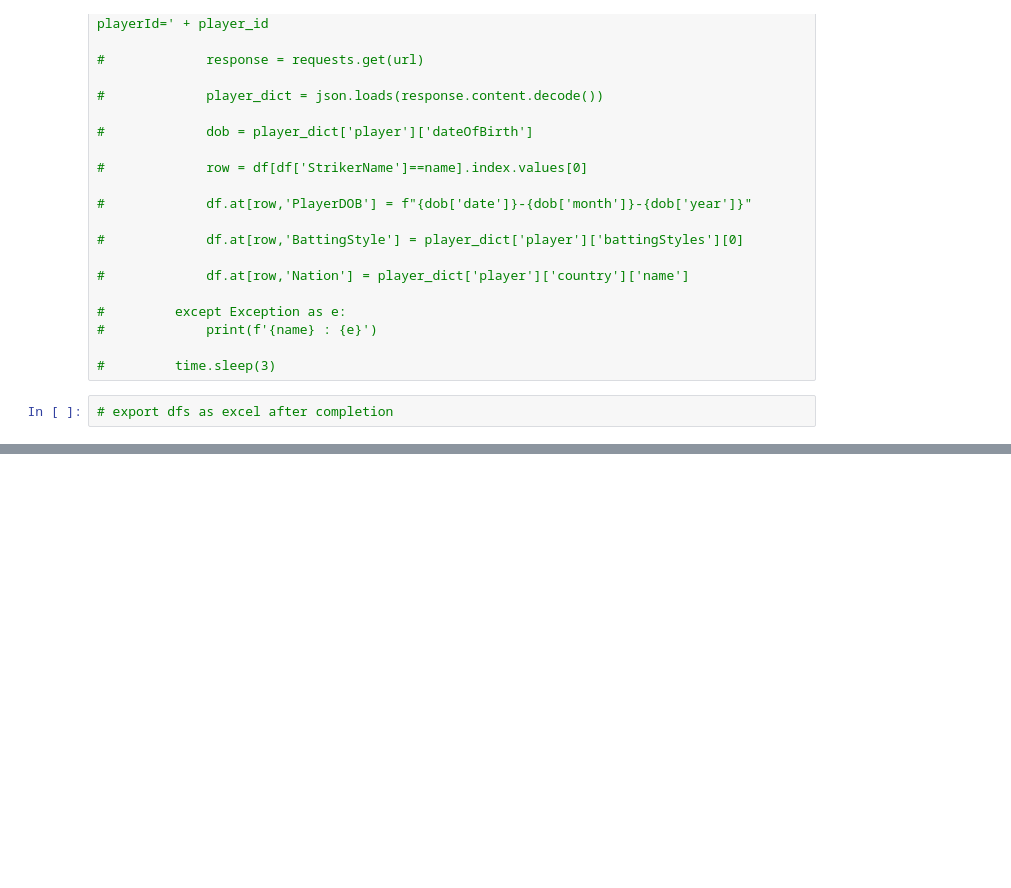
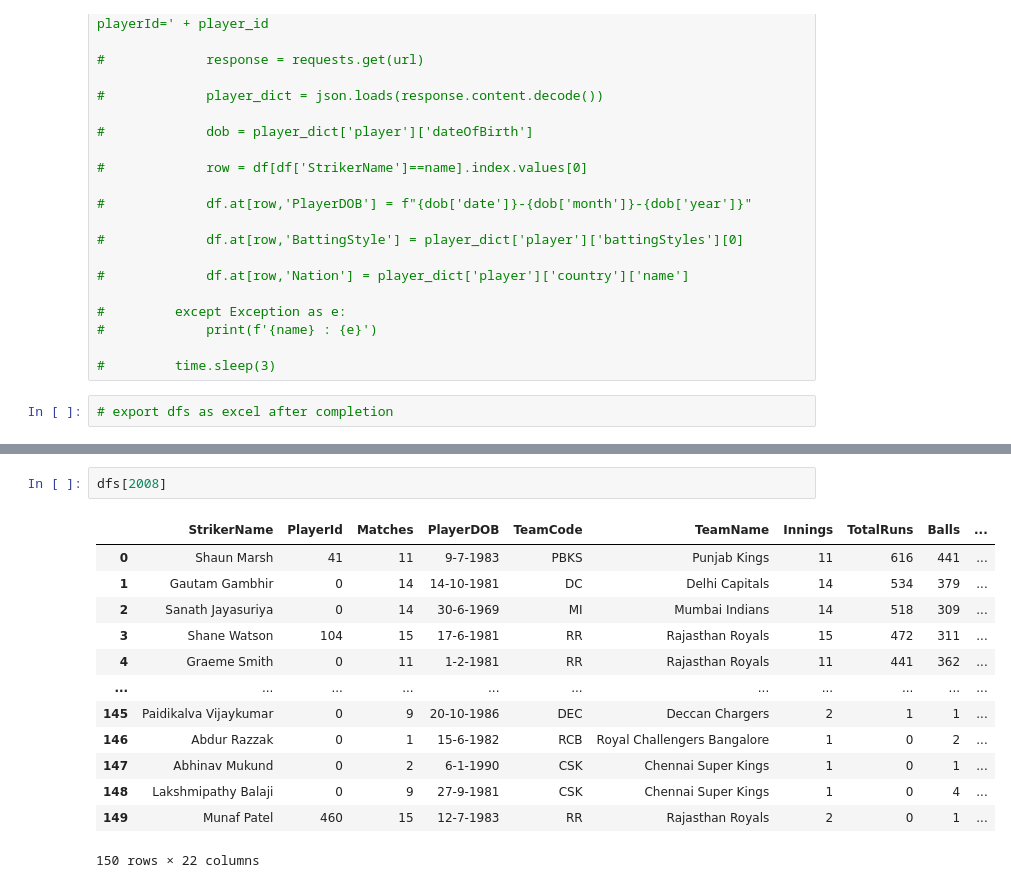
Before and after one commit to athuljain2311/Regression_Projects, a Jupyter notebook: ipl_data_analysis/seasonwise_batter_data_preprocessing.ipynb, the cells around one changed output, grey strips where cells are left out. Drawn from its saved outputs; the diff is of its cells as text; blank space fills up the shorter version.

```diff
--- a/ipl_data_analysis/ipl_data_analysis.ipynb
+++ b/ipl_data_analysis/seasonwise_batter_data_preprocessing.ipynb
@@ -588,0 +672,16 @@ import os
+# %%
+dfs[2008]
+# %% [output]
+|  | StrikerName | PlayerId | Matches | PlayerDOB | TeamCode | TeamName | Innings | TotalRuns | Balls | ... |
+| 0 | Shaun Marsh | 41 | 11 | 9-7-1983 | PBKS | Punjab Kings | 11 | 616 | 441 | ... |
+| 1 | Gautam Gambhir | 0 | 14 | 14-10-1981 | DC | Delhi Capitals | 14 | 534 | 379 | ... |
+| 2 | Sanath Jayasuriya | 0 | 14 | 30-6-1969 | MI | Mumbai Indians | 14 | 518 | 309 | ... |
+| 3 | Shane Watson | 104 | 15 | 17-6-1981 | RR | Rajasthan Royals | 15 | 472 | 311 | ... |
+| 4 | Graeme Smith | 0 | 11 | 1-2-1981 | RR | Rajasthan Royals | 11 | 441 | 362 | ... |
+| ... | ... | ... | ... | ... | ... | ... | ... | ... | ... | ... |
+| 145 | Paidikalva Vijaykumar | 0 | 9 | 20-10-1986 | DEC | Deccan Chargers | 2 | 1 | 1 | ... |
+| 146 | Abdur Razzak | 0 | 1 | 15-6-1982 | RCB | Royal Challengers Bangalore | 1 | 0 | 2 | ... |
+| 147 | Abhinav Mukund | 0 | 2 | 6-1-1990 | CSK | Chennai Super Kings | 1 | 0 | 1 | ... |
+| 148 | Lakshmipathy Balaji | 0 | 9 | 27-9-1981 | CSK | Chennai Super Kings | 1 | 0 | 4 | ... |
+| 149 | Munaf Patel | 460 | 15 | 12-7-1983 | RR | Rajasthan Royals | 2 | 0 | 1 | ... |
+150 rows × 22 columns
```
Also changed, not shown: parts of 19 cells of this notebook, 33 other files.
